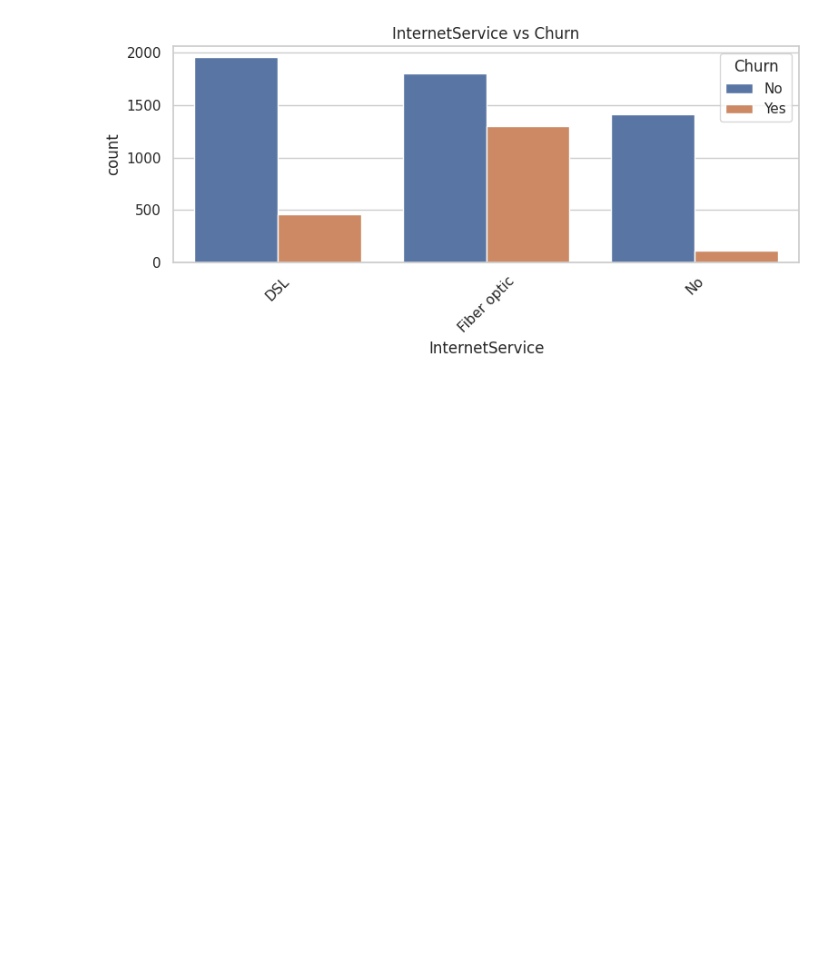
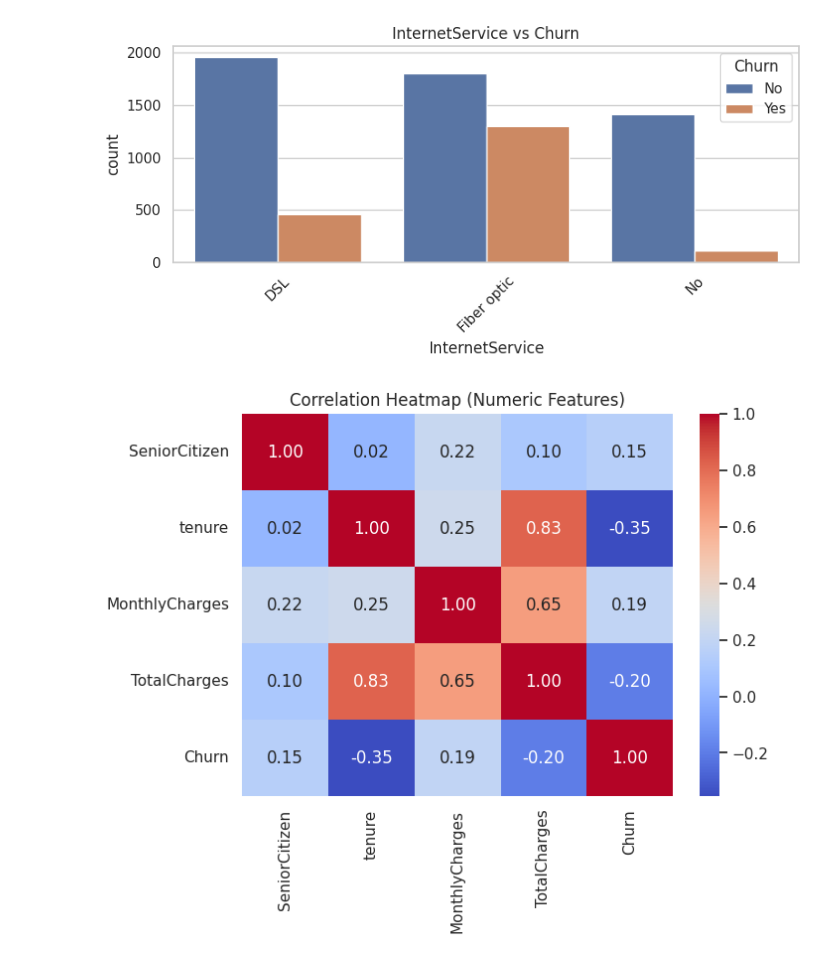
Before and after one commit to mohamedahshaan/MachineLearning_CW, a Jupyter notebook: CM2604_ML_CW.ipynb, the cells around one changed output. Cells and saved outputs as stored; diff of their text form; code cells hidden in the pictures; blank space fills up the shorter version.

Commit message:
Correlation Heatmap for Numeric Features

```diff
--- a/CM2604_ML_CW.ipynb
+++ b/CM2604_ML_CW.ipynb
@@ -179,3 +179,16 @@ for col in cat_cols:
 [figure]
 [figure]
 [figure]
+# %%
+# ============================================
+# Correlation Heatmap for Numeric Features
+# ============================================
+
+plt.figure(figsize=(7,5))
+numeric_corr = df.select_dtypes(include=["int64","float64"]).corr()
+
+sns.heatmap(numeric_corr, annot=True, fmt=".2f", cmap="coolwarm")
+plt.title("Correlation Heatmap (Numeric Features)")
+plt.show()
+# %% [output]
+[figure, added]
```
